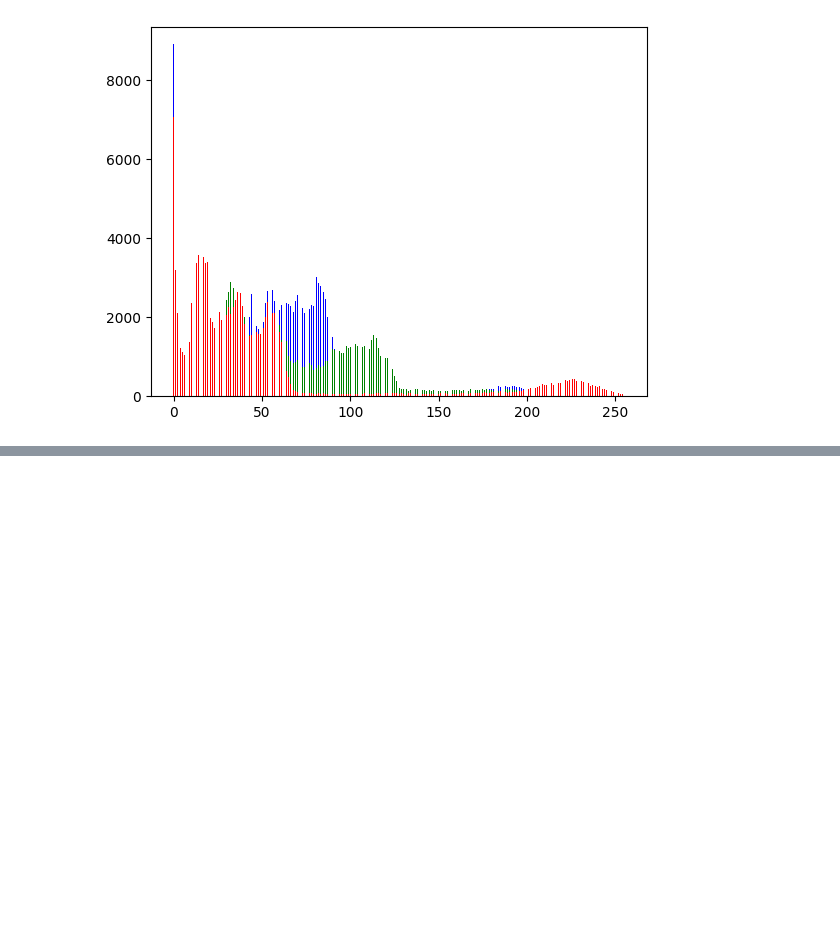
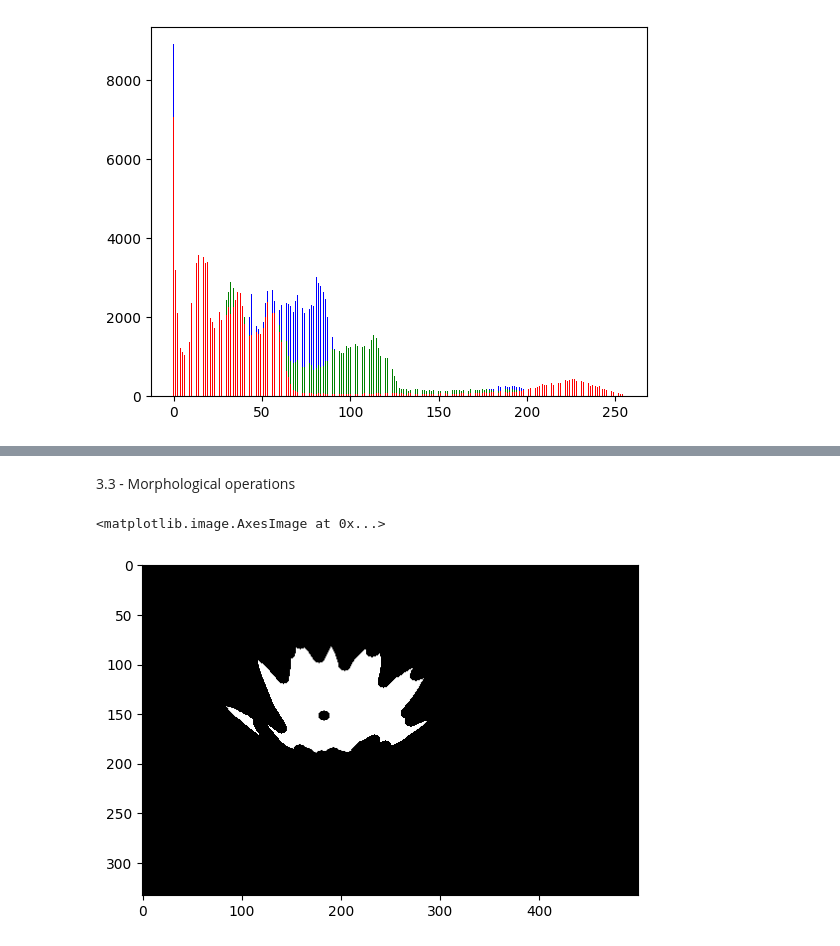
Before and after one commit to LPSD18/PIV, a Jupyter notebook: exPraticos/lab1.ipynb, the cells around one changed output, grey strips where cells are left out. Cells and saved outputs as stored; diff of their text form; code cells hidden in the pictures; blank space fills up the shorter version.

```diff
--- a/exPraticos/lab1.ipynb
+++ b/exPraticos/lab1.ipynb
@@ -141,0 +140,10 @@ cv2.destroyAllWindows()
+# %% [markdown]
+3.3 - Morphological operations
+# %%
+kernel = cv2.getStructuringElement(cv2.MORPH_ELLIPSE,(11,11))
+erosion = cv2.erode(thresh,kernel,iterations=1)
+dilation = cv2.dilate(thresh,kernel,iterations=1)
+plt.imshow(erosion,'gray',vmin=0,vmax=255)
+# %% [output]
+<matplotlib.image.AxesImage at 0x...>
+[figure, added]
```
Also changed, not shown: parts of 4 cells of this notebook.
